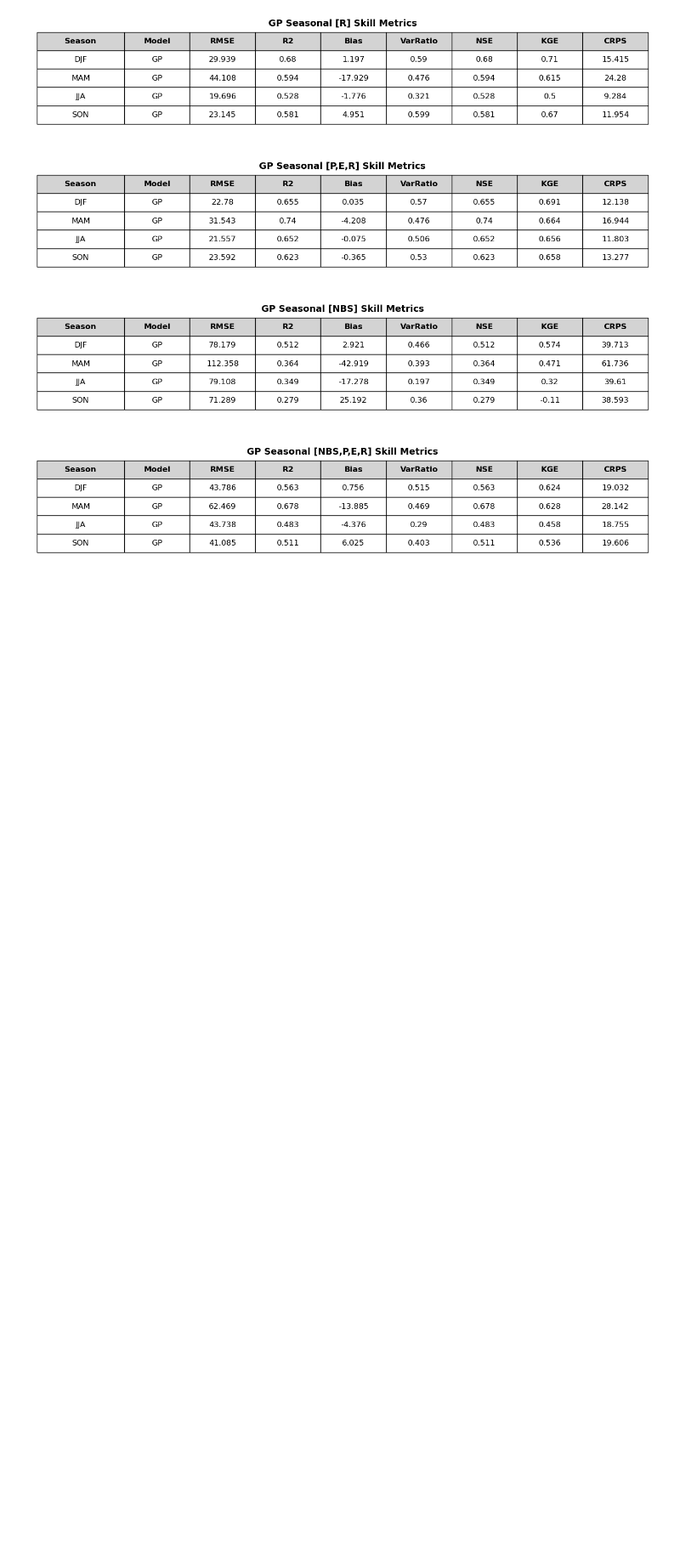
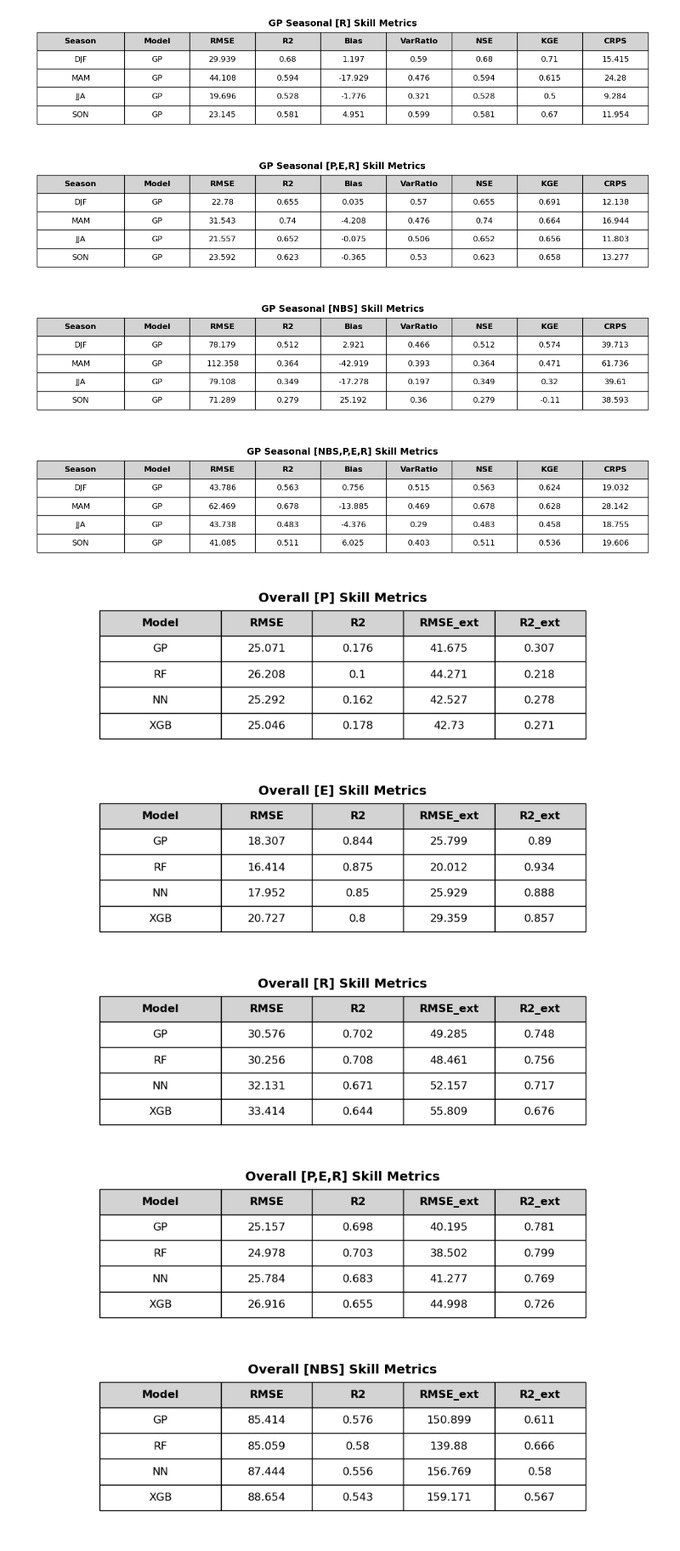
Before and after one commit to great-lakes-ai-lab/cnbs-predictor, a Jupyter notebook: notebooks/verification/cnbs_predictor_verification.ipynb, the cells around one changed output. Shown at 85% size. Drawn from its saved outputs; the diff is of its cells as text; code cells hidden in the pictures; blank space fills up the shorter version.

```diff
--- a/notebooks/verification/cnbs_predictor_verification.ipynb
+++ b/notebooks/verification/cnbs_predictor_verification.ipynb
@@ -128,13 +122,13 @@ comp_column_order = (
             for m in range(12)
             ])
 
-gp_comp_df = pd.DataFrame(gp_comp, index=X.index, columns=comp_column_order)
+gp_comp_df = pd.DataFrame(gp_comp_pred_unscaled, index=X1.index, columns=comp_column_order)
 gp_comp_df['model'] = 'GP'
-xgb_comp_df = pd.DataFrame(xgb_comp, index=X.index, columns=comp_column_order)
+xgb_comp_df = pd.DataFrame(xgb_comp_pred_unscaled, index=X1.index, columns=comp_column_order)
 xgb_comp_df['model'] = 'XGB'
-rf_comp_df = pd.DataFrame(rf_comp, index=X.index, columns=comp_column_order)
+rf_comp_df = pd.DataFrame(rf_comp_pred_unscaled, index=X1.index, columns=comp_column_order)
 rf_comp_df['model'] = 'RF'
-nn_comp_df = pd.DataFrame(nn_comp, index=X.index, columns=comp_column_order)
+nn_comp_df = pd.DataFrame(nn_comp_pred_unscaled, index=X1.index, columns=comp_column_order)
 nn_comp_df['model'] = 'NN'
 
 df_all_comp = pd.concat([gp_comp_df, xgb_comp_df, rf_comp_df, nn_comp_df], axis=0)
@@ -159,3 +153,9 @@ cfs_run
 
 [53636 rows x 145 columns]
+# %%
+# Scale the input features for the NBS prediction models
+input_gp_comp_pred_scaled = x2_scaler.transform(input_gp_comp_pred)
+input_xgb_comp_pred_scaled = x2_scaler.transform(input_xgb_comp_pred)
+input_rf_comp_pred_scaled = x2_scaler.transform(input_rf_comp_pred)
+input_nn_comp_pred_scaled = x2_scaler.transform(input_nn_comp_pred)
 # %%
@@ -191,2 +206,2 @@ df_all_nbs = pd.concat([gp_nbs_pred, xgb_nbs_pred, rf_nbs_pred, nn_nbs_pred], ax
 # %%
-df_all = pd.concat([df_all_comp, df_all_nbs], axis=0)
+df_all = pd.concat([df_all_comp, df_all_nbs], axis=1)
@@ -193,2 +228,4 @@ df_all = pd.concat([df_all_comp, df_all_nbs], axis=0)
 # %%
 df_all.reset_index(inplace=True)
+
+df_all = df_all.loc[:, ~df_all.columns.duplicated()]
@@ -824,0 +1037,44 @@ for components, title in component_configs:
+# %%
+lakes = ['superior', 'michigan-huron', 'erie', 'ontario']
+models = ['GP', 'RF', 'NN', 'XGB']
+
+# component configurations and plot titles
+component_configs = [
+    (['precipitation'], "Overall [P] Skill Metrics"),
+    (['evaporation'], "Overall [E] Skill Metrics"),
+    (['runoff'], "Overall [R] Skill Metrics"),
+    (['precipitation', 'evaporation', 'runoff'], "Overall [P,E,R] Skill Metrics"),
+    (['nbs'], "Overall [NBS] Skill Metrics"),
+    (['nbs', 'precipitation', 'evaporation', 'runoff'], "Overall [NBS,P,E,R] Skill Metrics"),
+]
+
+# loop over each configuration
+for components, title in component_configs:
+
+    # build variable list
+    var_list = [f"{lake}_{comp}" for lake in lakes for comp in components]
+
+    # calculate skill for each model
+    results = []
+    for m in models:
+        skill = skill_with_extremes(
+            df_combined,
+            var_list,
+            m,
+            date_col='date',
+            low=10,
+            high=90
+        )
+        results.append(skill)
+
+    # convert to DataFrame
+    results_df = pd.DataFrame(results)
+
+    # plot
+    plot_styled_table(results_df, title=title)
+# %% [output]
+[figure, added]
+[figure, added]
+[figure, added]
+[figure, added]
+[figure, added]
```
Also changed, not shown: parts of 18 cells of this notebook, 1 other file.
